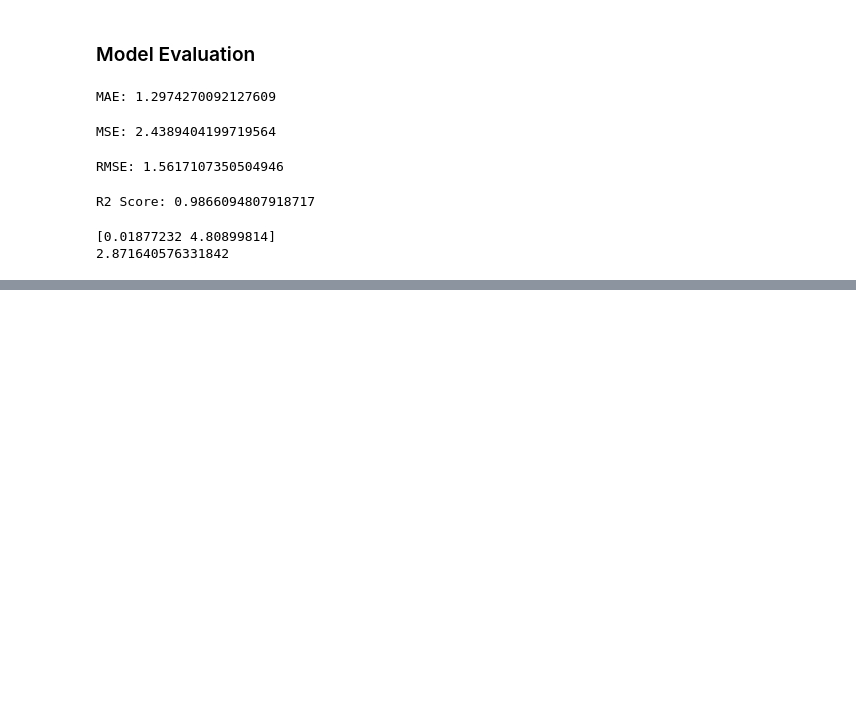
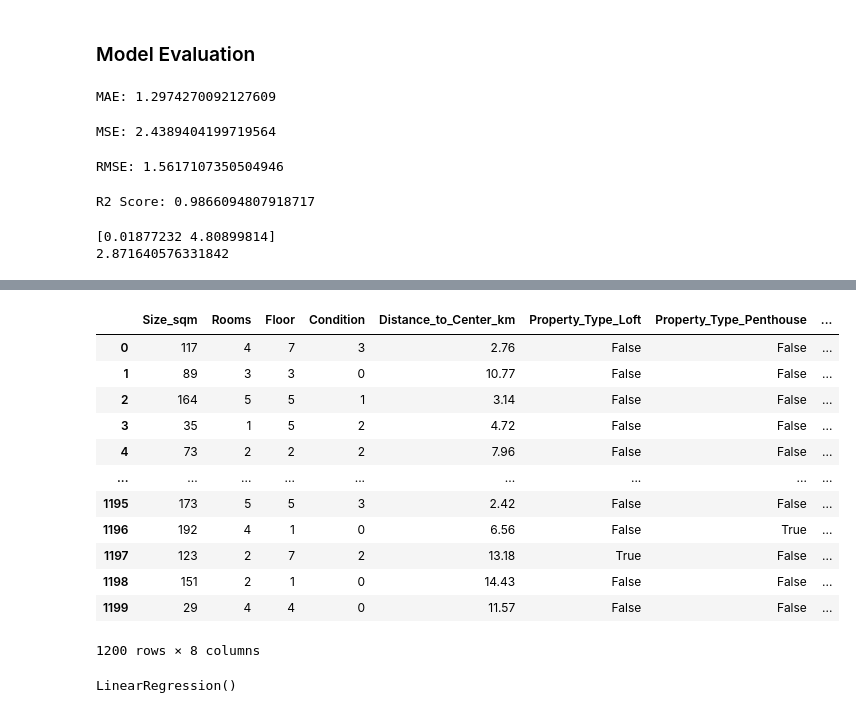
Before and after one commit to kc-011/python-programming, a Jupyter notebook: Module 4/linear-regression.ipynb, the cells around one changed output, grey strips where cells are left out. Cells and saved outputs as stored; diff of their text form; code cells hidden in the pictures; blank space fills up the shorter version.

```diff
--- a/Module 4/linear-regression.ipynb
+++ b/Module 4/linear-regression.ipynb
@@ -330,0 +437,21 @@ print(model3.intercept_)
+# %%
+a = df5.iloc[:, 0:5]
+b = df5.iloc[:, 6:]
+x = a.join(b)
+y = df5.iloc[:, 5]
+# %%
+x
+# %% [output]
+|  | Size_sqm | Rooms | Floor | Condition | Distance_to_Center_km | Property_Type_Loft | Property_Type_Penthouse | ... |
+| 0 | 117 | 4 | 7 | 3 | 2.76 | False | False | ... |
+| 1 | 89 | 3 | 3 | 0 | 10.77 | False | False | ... |
+| 2 | 164 | 5 | 5 | 1 | 3.14 | False | False | ... |
+| 3 | 35 | 1 | 5 | 2 | 4.72 | False | False | ... |
+| 4 | 73 | 2 | 2 | 2 | 7.96 | False | False | ... |
+| ... | ... | ... | ... | ... | ... | ... | ... | ... |
+| 1195 | 173 | 5 | 5 | 3 | 2.42 | False | False | ... |
+| 1196 | 192 | 4 | 1 | 0 | 6.56 | False | True | ... |
+| 1197 | 123 | 2 | 7 | 2 | 13.18 | True | False | ... |
+| 1198 | 151 | 2 | 1 | 0 | 14.43 | False | False | ... |
+| 1199 | 29 | 4 | 4 | 0 | 11.57 | False | False | ... |
+1200 rows × 8 columns
@@ -330,0 +463,5 @@ print(model3.intercept_)
+# %%
+model4 = LinearRegression()
+model4.fit(x_train_scaled, y_train)
+# %% [output]
+LinearRegression()
```
Also changed, not shown: parts of 34 cells of this notebook.
